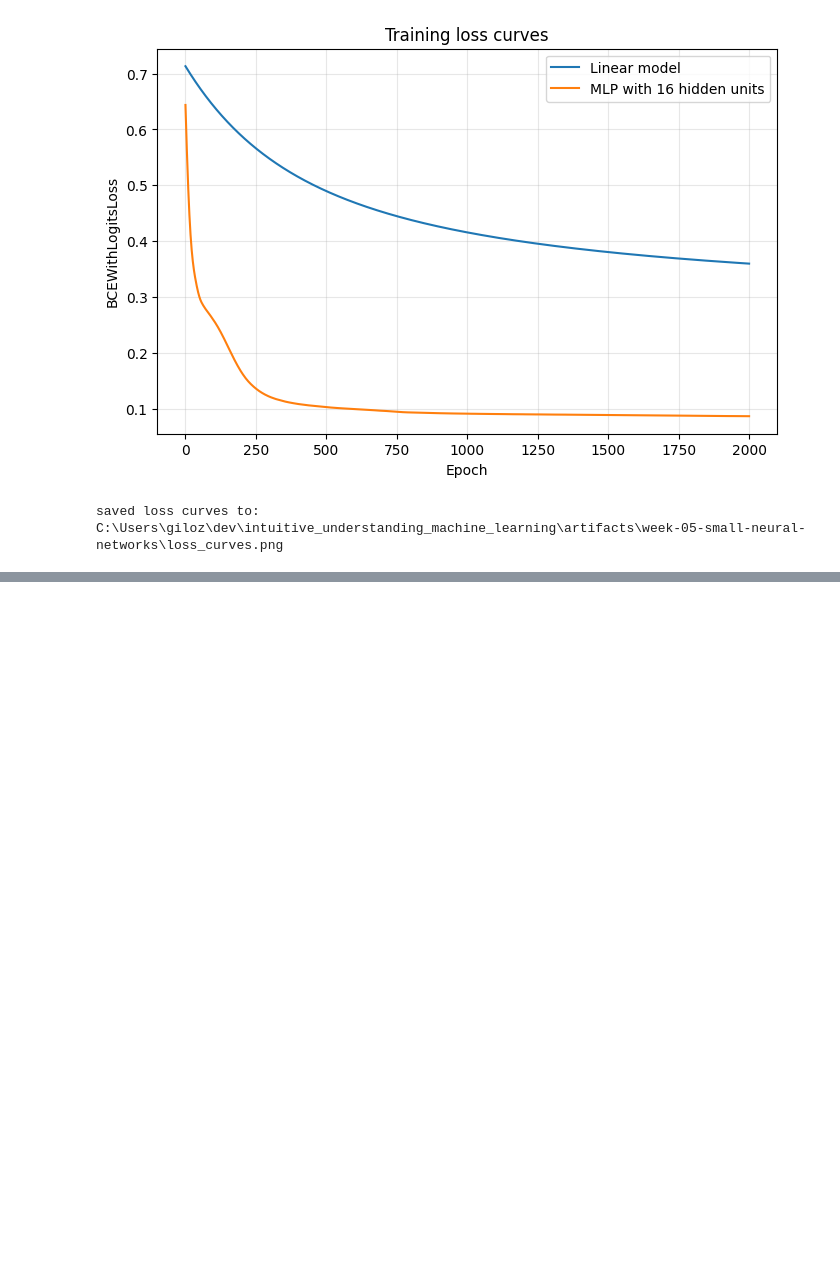
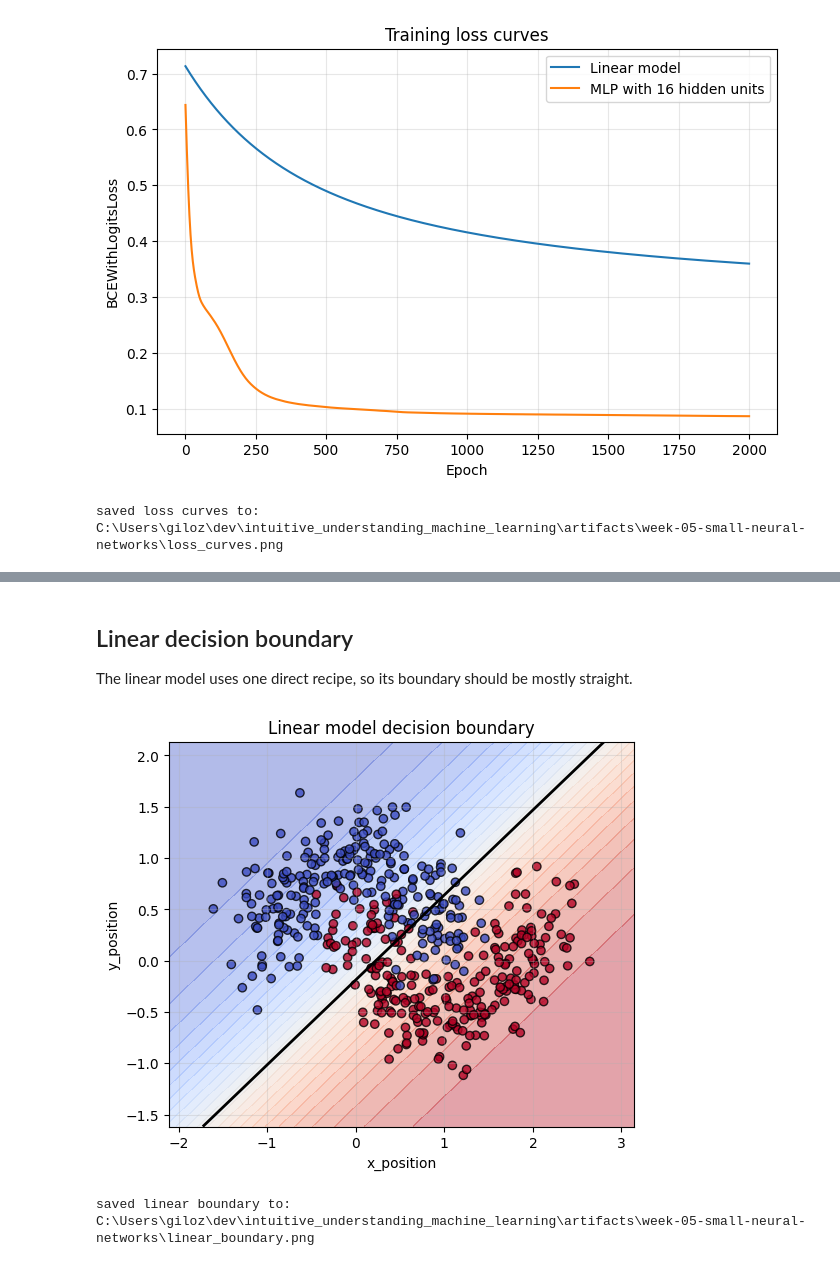
Before and after one commit to majorgilles/intuitive_understanding_machine_learning, a Jupyter notebook: weeks/week-05-small-neural-networks/compare_linear_vs_mlp.ipynb, the cells around one changed output, grey strips where cells are left out. Cells and saved outputs as stored; diff of their text form; code cells hidden in the pictures; blank space fills up the shorter version.

```diff
--- a/weeks/week-05-small-neural-networks/compare_linear_vs_mlp.ipynb
+++ b/weeks/week-05-small-neural-networks/compare_linear_vs_mlp.ipynb
@@ -610,0 +652,56 @@ saved loss curves to: C:\Users\giloz\dev\intuitive_understanding_machine_learnin
+# %% [markdown]
+## Linear decision boundary
+
+The linear model uses one direct recipe, so its boundary should be mostly straight.
+# %%
+linear_boundary_path = (
+       project_root
+       / "artifacts"
+       / "week-05-small-neural-networks"
+       / "linear_boundary.png"
+   )
+
+grid_x, grid_y, grid_points = make_prediction_grid(points)
+linear_grid_probabilities = predict_grid_probabilities(linear_model, grid_points)
+
+fig, ax = plt.subplots(figsize=(6, 5))
+
+ax.contourf(
+   grid_x,
+   grid_y,
+   linear_grid_probabilities,
+   levels=30,
+   cmap="coolwarm",
+   alpha=0.4,
+)
+
+ax.contour(
+   grid_x,
+   grid_y,
+   linear_grid_probabilities,
+   levels=[0.5],
+   colors="black",
+   linewidths=2,
+)
+
+ax.scatter(
+   points["x_position"],
+   points["y_position"],
+   c=points["class_label"],
+   cmap="coolwarm",
+   edgecolor="black",
+   alpha=0.8,
+)
+
+ax.set_title("Linear model decision boundary")
+ax.set_xlabel("x_position")
+ax.set_ylabel("y_position")
+ax.grid(True, alpha=0.3)
+
+fig.savefig(linear_boundary_path, dpi=160, bbox_inches="tight")
+plt.show()
+
+print(f"saved linear boundary to: {linear_boundary_path}")
+# %% [output]
+[figure, added]
+saved linear boundary to: C:\Users\giloz\dev\intuitive_understanding_machine_learning\artifacts\week-05-small-neural-networks\linear_boundary.png
```
Also changed, not shown: parts of 6 cells of this notebook, 3 other files.
